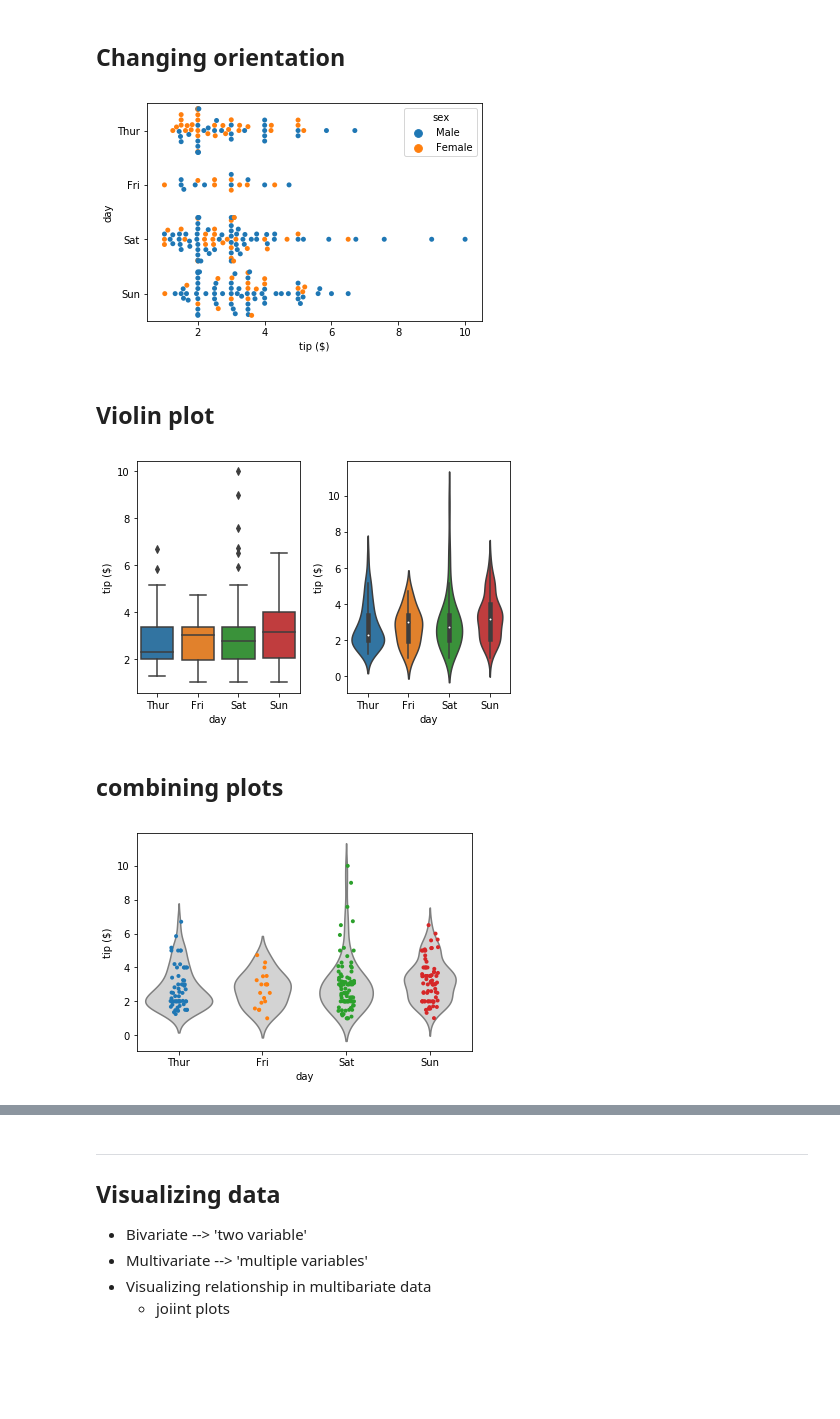
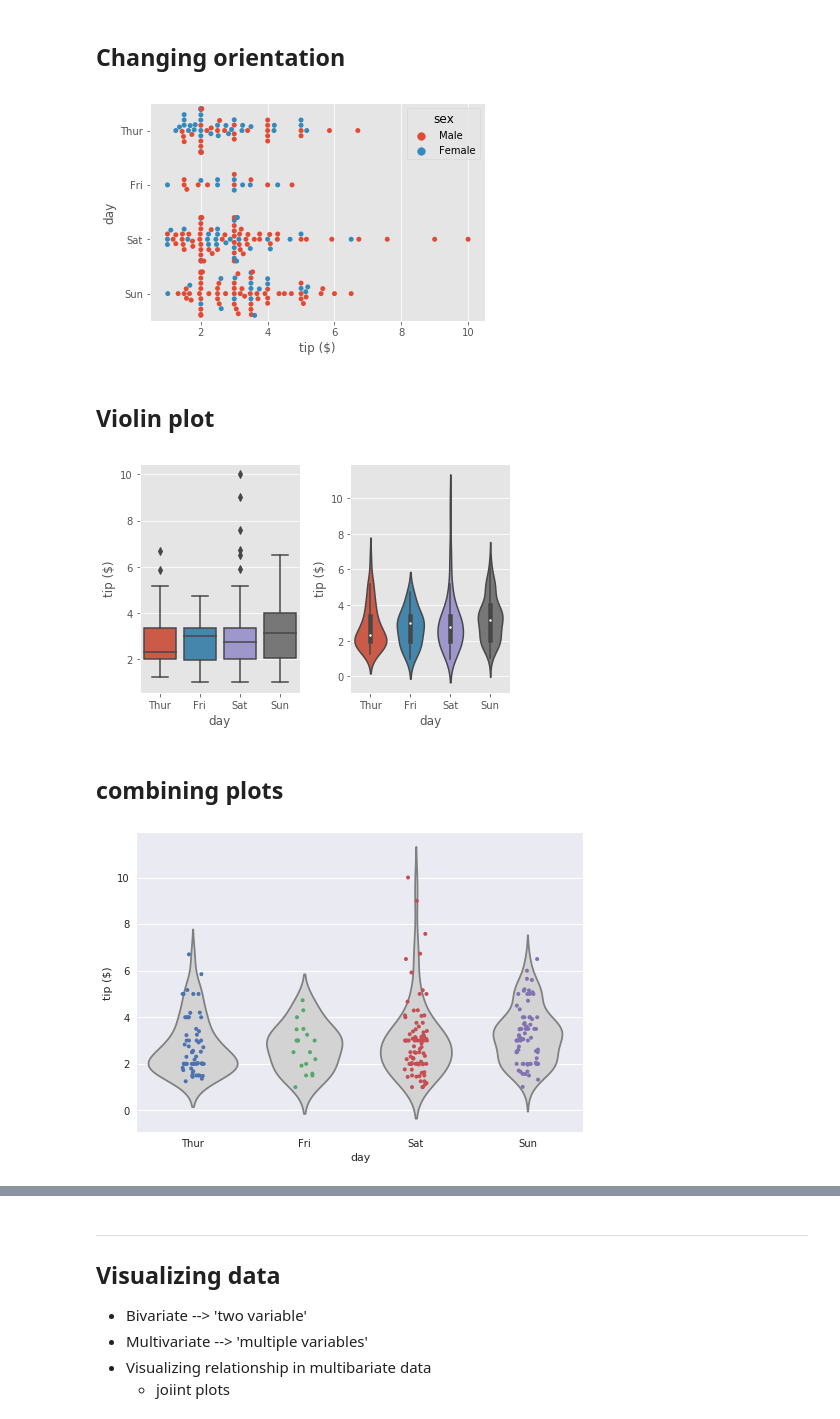
Before and after one commit to franksalas/datacamp, a Jupyter notebook: Introduction_to_Data_Visualization_with_Python/03StatisticalPlotsWithSeaborn.ipynb, the cells around one changed output, grey strips where cells are left out. Cells and saved outputs as stored; diff of their text form; code cells hidden in the pictures; blank space fills up the shorter version.

```diff
--- a/Introduction_to_Data_Visualization_with_Python/03StatisticalPlotsWithSeaborn.ipynb
+++ b/Introduction_to_Data_Visualization_with_Python/03StatisticalPlotsWithSeaborn.ipynb
@@ -9,6 +12,8 @@
 # %%
 import pandas as pd
 import matplotlib.pyplot as plt
+plt.style.use('ggplot')
+
 import seaborn as sns
 tips = sns.load_dataset('tips')
 tips.head()
@@ -131,7 +210,7 @@ plt.xlabel('tip ($)')
 
 plt.show()
 # %% [output]
-[figure, old version]
+[figure, new version]
 # %% [markdown]
 ## Violin plot
 # %%
@@ -146,16 +225,18 @@ plt.ylabel('tip ($)')
 plt.tight_layout()
 plt.show()
 # %% [output]
-[figure, old version]
+[figure, new version]
 # %% [markdown]
 ## combining plots
 # %%
-sns.violinplot(x='day', y='tip',data=tips, inner=None,
+sns.violinplot(x='day', y='tip',
+               data=tips, inner=None,
               color='lightgray')
-sns.stripplot(x='day', y='tip', data=tips, size=4,
+sns.stripplot(x='day', y='tip',
+              data=tips, size=4,
              jitter=True)
 
 plt.ylabel('tip ($)')
 plt.show()
 # %% [output]
-[figure, old version]
+[figure, new version]
```
Also changed, not shown: parts of 33 cells of this notebook, 6 other files.
